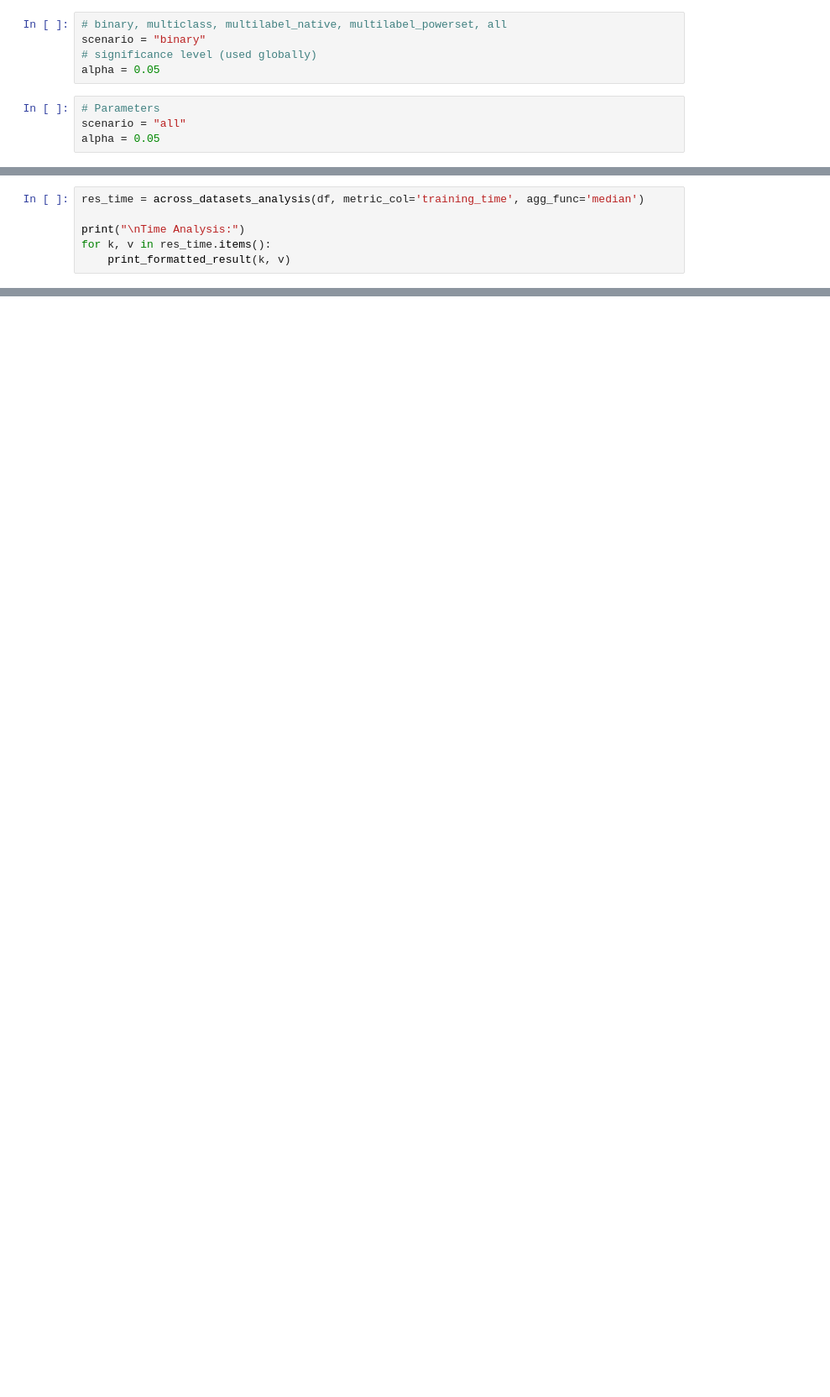
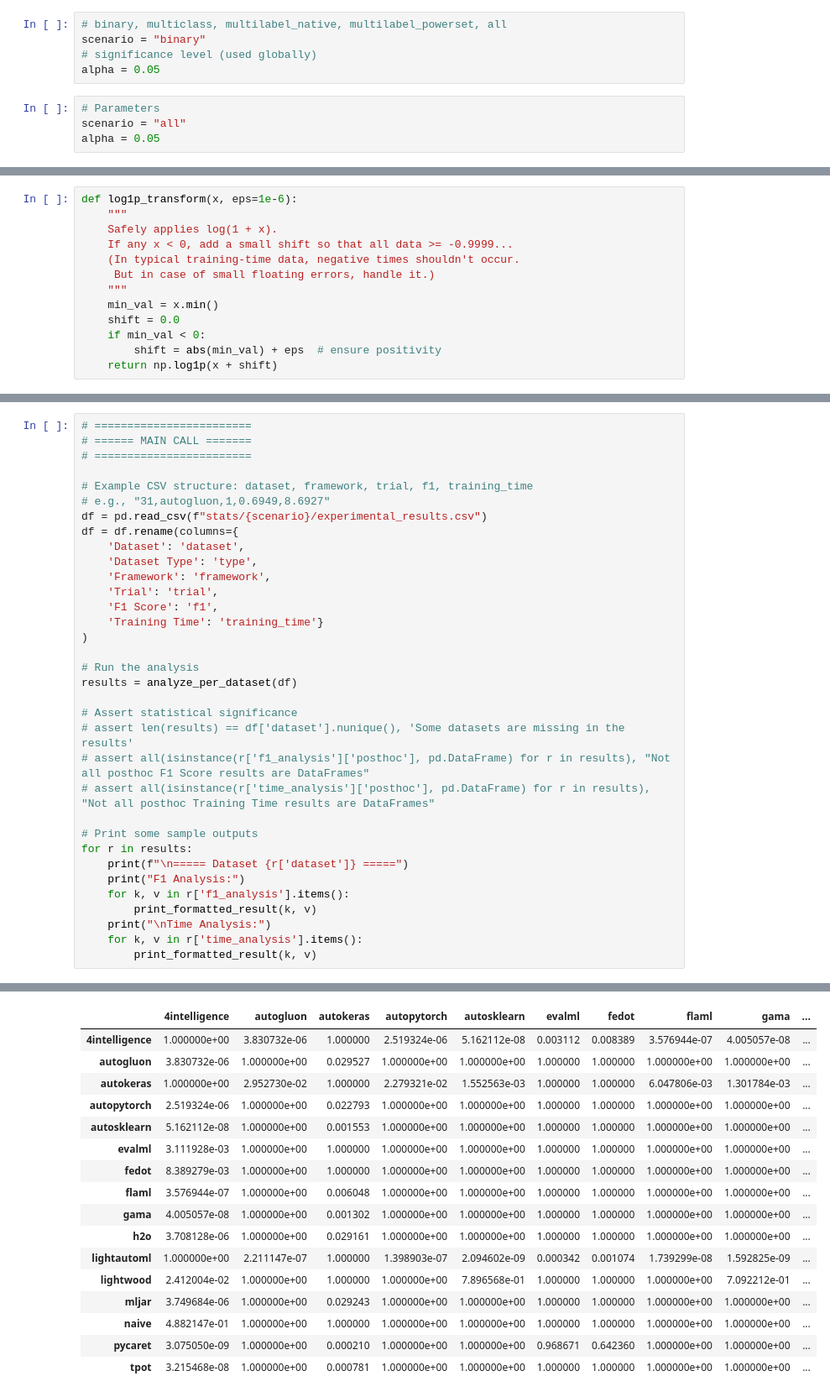
Before and after one commit to marcelovca90/auto-ml-evaluation, a Jupyter notebook: stats/all/step_1_analysis_per_dataset_output.ipynb, the cells around one changed output, grey strips where cells are left out. Shown at 84% size. Drawn from its saved outputs; the diff is of its cells as text; blank space fills up the shorter version.

```diff
--- a/stats/all/step_1_analysis_per_dataset_output.ipynb
+++ b/stats/all/step_1_analysis_per_dataset_output.ipynb
@@ -361,6 +32,0 @@ plt.savefig(f"stats/{scenario}/step_2_across_datasets_cd_diagram_f1.png", dpi=30
-# %%
-res_time = across_datasets_analysis(df, metric_col='training_time', agg_func='median')
-
-print("\nTime Analysis:")
-for k, v in res_time.items():
-    print_formatted_result(k, v)
@@ -558,0 +50,13 @@ plt.show()
+# %%
+def log1p_transform(x, eps=1e-6):
+    """
+    Safely applies log(1 + x).
+    If any x < 0, add a small shift so that all data >= -0.9999...
+    (In typical training-time data, negative times shouldn't occur.
+     But in case of small floating errors, handle it.)
+    """
+    min_val = x.min()
+    shift = 0.0
+    if min_val < 0:
+        shift = abs(min_val) + eps  # ensure positivity
+    return np.log1p(x + shift)
@@ -558,0 +406,35 @@ plt.show()
+# %%
+# ========================
+# ====== MAIN CALL =======
+# ========================
+
+# Example CSV structure: dataset, framework, trial, f1, training_time
+# e.g., "31,autogluon,1,0.6949,8.6927"
+df = pd.read_csv(f"stats/{scenario}/experimental_results.csv")
+df = df.rename(columns={
+    'Dataset': 'dataset',
+    'Dataset Type': 'type',
+    'Framework': 'framework',
+    'Trial': 'trial',
+    'F1 Score': 'f1',
+    'Training Time': 'training_time'}
+)
+
+# Run the analysis
+results = analyze_per_dataset(df)
+
+# Assert statistical significance
+# assert len(results) == df['dataset'].nunique(), 'Some datasets are missing in the results'
+# assert all(isinstance(r['f1_analysis']['posthoc'], pd.DataFrame) for r in results), "Not all posthoc F1 Score results are DataFrames"
+# assert all(isinstance(r['time_analysis']['posthoc'], pd.DataFrame) for r in results), "Not all posthoc Training Time results are DataFrames"
+
+# Print some sample outputs
+for r in results:
+    print(f"\n===== Dataset {r['dataset']} =====")
+    print("F1 Analysis:")
+    for k, v in r['f1_analysis'].items():
+        print_formatted_result(k, v)
+    print("\nTime Analysis:")
+    for k, v in r['time_analysis'].items():
+        print_formatted_result(k, v)
+# %% [output]
@@ -558,0 +450,17 @@ plt.show()
+|  | 4intelligence | autogluon | autokeras | autopytorch | autosklearn | evalml | fedot | flaml | gama | ... |
+| 4intelligence | 1.000000e+00 | 3.830732e-06 | 1.000000 | 2.519324e-06 | 5.162112e-08 | 0.003112 | 0.008389 | 3.576944e-07 | 4.005057e-08 | ... |
+| autogluon | 3.830732e-06 | 1.000000e+00 | 0.029527 | 1.000000e+00 | 1.000000e+00 | 1.000000 | 1.000000 | 1.000000e+00 | 1.000000e+00 | ... |
+| autokeras | 1.000000e+00 | 2.952730e-02 | 1.000000 | 2.279321e-02 | 1.552563e-03 | 1.000000 | 1.000000 | 6.047806e-03 | 1.301784e-03 | ... |
+| autopytorch | 2.519324e-06 | 1.000000e+00 | 0.022793 | 1.000000e+00 | 1.000000e+00 | 1.000000 | 1.000000 | 1.000000e+00 | 1.000000e+00 | ... |
+| autosklearn | 5.162112e-08 | 1.000000e+00 | 0.001553 | 1.000000e+00 | 1.000000e+00 | 1.000000 | 1.000000 | 1.000000e+00 | 1.000000e+00 | ... |
+| evalml | 3.111928e-03 | 1.000000e+00 | 1.000000 | 1.000000e+00 | 1.000000e+00 | 1.000000 | 1.000000 | 1.000000e+00 | 1.000000e+00 | ... |
+| fedot | 8.389279e-03 | 1.000000e+00 | 1.000000 | 1.000000e+00 | 1.000000e+00 | 1.000000 | 1.000000 | 1.000000e+00 | 1.000000e+00 | ... |
+| flaml | 3.576944e-07 | 1.000000e+00 | 0.006048 | 1.000000e+00 | 1.000000e+00 | 1.000000 | 1.000000 | 1.000000e+00 | 1.000000e+00 | ... |
+| gama | 4.005057e-08 | 1.000000e+00 | 0.001302 | 1.000000e+00 | 1.000000e+00 | 1.000000 | 1.000000 | 1.000000e+00 | 1.000000e+00 | ... |
+| h2o | 3.708128e-06 | 1.000000e+00 | 0.029161 | 1.000000e+00 | 1.000000e+00 | 1.000000 | 1.000000 | 1.000000e+00 | 1.000000e+00 | ... |
+| lightautoml | 1.000000e+00 | 2.211147e-07 | 1.000000 | 1.398903e-07 | 2.094602e-09 | 0.000342 | 0.001074 | 1.739299e-08 | 1.592825e-09 | ... |
+| lightwood | 2.412004e-02 | 1.000000e+00 | 1.000000 | 1.000000e+00 | 7.896568e-01 | 1.000000 | 1.000000 | 1.000000e+00 | 7.092212e-01 | ... |
+| mljar | 3.749684e-06 | 1.000000e+00 | 0.029243 | 1.000000e+00 | 1.000000e+00 | 1.000000 | 1.000000 | 1.000000e+00 | 1.000000e+00 | ... |
+| naive | 4.882147e-01 | 1.000000e+00 | 1.000000 | 1.000000e+00 | 1.000000e+00 | 1.000000 | 1.000000 | 1.000000e+00 | 1.000000e+00 | ... |
+| pycaret | 3.075050e-09 | 1.000000e+00 | 0.000210 | 1.000000e+00 | 1.000000e+00 | 0.968671 | 0.642360 | 1.000000e+00 | 1.000000e+00 | ... |
+| tpot | 3.215468e-08 | 1.000000e+00 | 0.000781 | 1.000000e+00 | 1.000000e+00 | 1.000000 | 1.000000 | 1.000000e+00 | 1.000000e+00 | ... |
```
Also changed, not shown: parts of 50 cells of this notebook, 10 other files.
